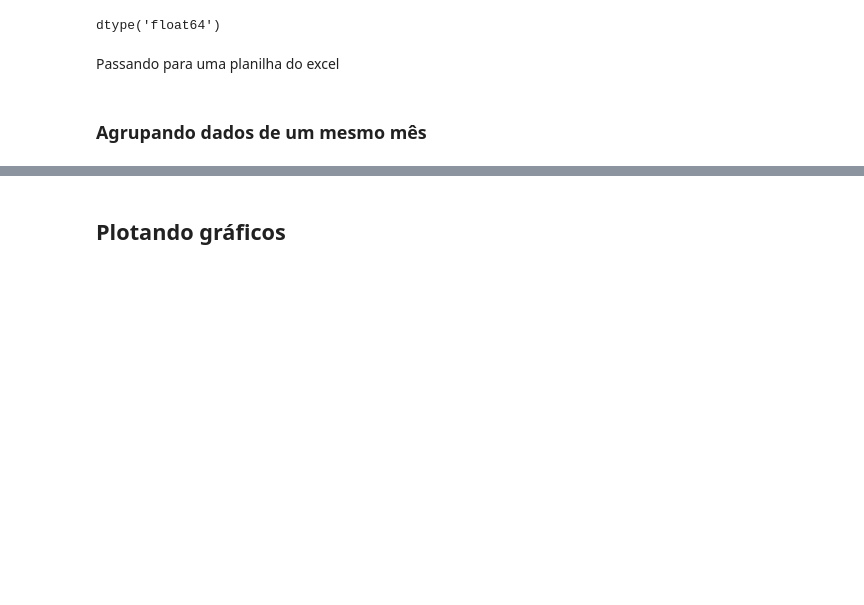
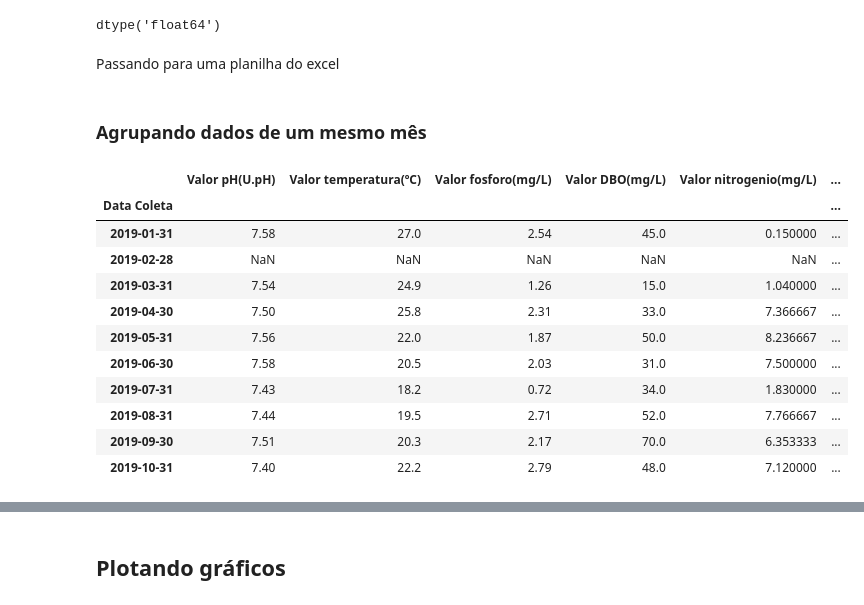
Before and after one commit to NicolasCho/projeto3_qta, a Jupyter notebook: analise/projeto3_graficos.ipynb, the cells around one changed output, grey strips where cells are left out. Saved outputs shown, nothing was run; the diff lists cells and outputs as text; code cells hidden in the pictures; blank space fills up the shorter version.

```diff
--- a/analise/projeto3_graficos.ipynb
+++ b/analise/projeto3_graficos.ipynb
@@ -218,3 +218,18 @@ Passando para uma planilha do excel
 ### Agrupando dados de um mesmo mês
 # %%
 df_mensal = df_cron.resample('M', on='Data Coleta').mean()
+# %%
+df_mensal.head(10)
+# %% [output]
+|  | Valor pH(U.pH) | Valor temperatura(ºC) | Valor fosforo(mg/L) | Valor DBO(mg/L) | Valor nitrogenio(mg/L) | ... |
+| Data Coleta |  |  |  |  |  | ... |
+| 2019-01-31 | 7.58 | 27.0 | 2.54 | 45.0 | 0.150000 | ... |
+| 2019-02-28 | NaN | NaN | NaN | NaN | NaN | ... |
+| 2019-03-31 | 7.54 | 24.9 | 1.26 | 15.0 | 1.040000 | ... |
+| 2019-04-30 | 7.50 | 25.8 | 2.31 | 33.0 | 7.366667 | ... |
+| 2019-05-31 | 7.56 | 22.0 | 1.87 | 50.0 | 8.236667 | ... |
+| 2019-06-30 | 7.58 | 20.5 | 2.03 | 31.0 | 7.500000 | ... |
+| 2019-07-31 | 7.43 | 18.2 | 0.72 | 34.0 | 1.830000 | ... |
+| 2019-08-31 | 7.44 | 19.5 | 2.71 | 52.0 | 7.766667 | ... |
+| 2019-09-30 | 7.51 | 20.3 | 2.17 | 70.0 | 6.353333 | ... |
+| 2019-10-31 | 7.40 | 22.2 | 2.79 | 48.0 | 7.120000 | ... |
```
Also changed, not shown: parts of 8 cells of this notebook.
